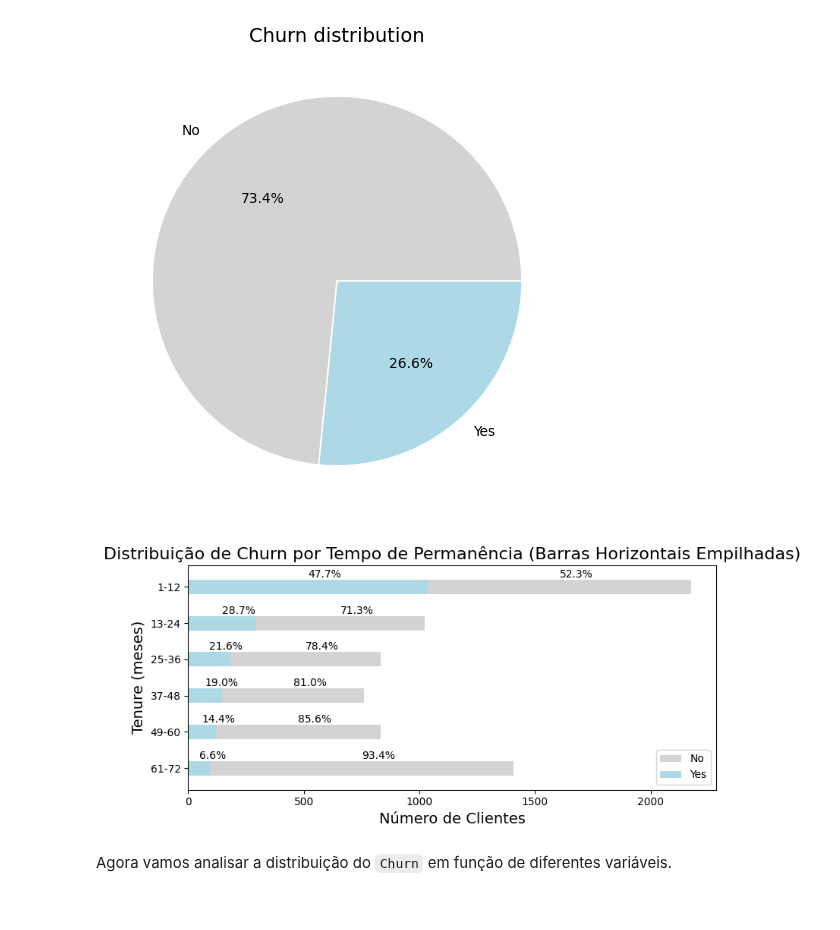
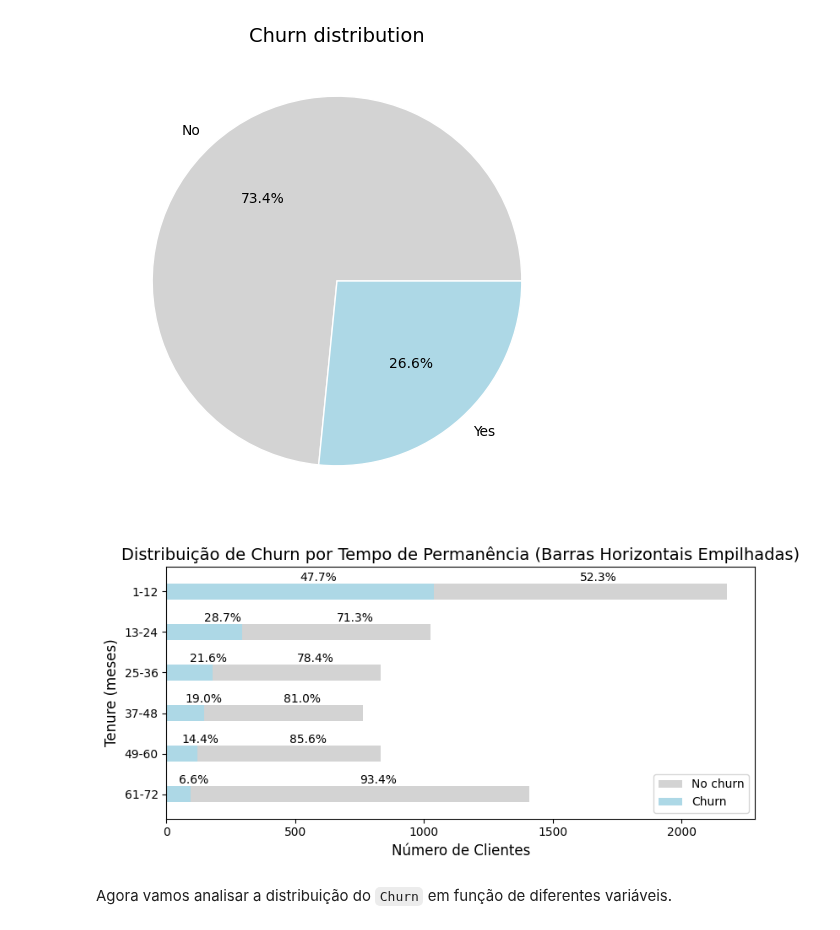
Before and after one commit to rafaelreisramos/oracle-one, a Jupyter notebook: challenge-telecom-x/TelecomX_BR.ipynb, the cells around one changed output. Saved outputs shown, nothing was run; the diff lists cells and outputs as text; code cells hidden in the pictures.

```diff
--- a/challenge-telecom-x/TelecomX_BR.ipynb
+++ b/challenge-telecom-x/TelecomX_BR.ipynb
@@ -197,7 +197,7 @@ memory usage: 1.1+ MB
 # %% [markdown]
 A coluna `ChargesTotal` é obviamente numérica. Vamos então convertê-la para `float64`. Vamos usar `pd.to_numeric()` para lidar com eventuais erros de valores inválidos (o que não acontece com `astype`).
 # %%
-df['ChargesTotal'] = pd.to_numeric(df['ChargesTotal'], errors='coerce')
+df['Charges_Total'] = pd.to_numeric(df['Charges_Total'], errors='coerce')
 # %% [markdown]
 Agora fazer uma varredura por todas as colunas tipo `object` para converter os dados para `str` e remover espaços em branco. Caso seja um string vazio `''`, substituir por `None`
 # %%
@@ -321,3 +310,13 @@ As colunas `Churn`, `Partner`, `Dependents`, `PhoneService`, `PaperlessBilling`
+# %%
+def transform_columns(df, columns):
+    mapping = {'Yes': True, 'No': False}
+    for column in columns:
+        # df[column] = df[column].map(mapping)
+        df[column] = df[column].map(lambda x: mapping.get(x, x))
+
+    return df
+
+df = transform_columns(df, ['Churn', 'Partner', 'Dependents', 'Phone_Service', 'Paperless_Billing'])
 # %% [markdown]
 Da mesma forma a coluna `SeniorCitizen` parece indicar valores `Yes` e `No` através dos números `1` e `0`, respectivamente. Vamos verificar se não existe nenhum número diferente de `1` e `0` e, da mesma forma que nas colunas anteriores, alterar o tipo para `Yes` e `No`.
 
@@ -331,7 +330,8 @@ df['SeniorCitizen'].value_counts()
 | 1 | 1142 |
 dtype: int64
 # %%
-df['SeniorCitizen'] = df['SeniorCitizen'].map({1: 'Yes', 0: 'No'})
+# df['SeniorCitizen'] = df['SeniorCitizen'].map({1: 'Yes', 0: 'No'})
+df['Senior_Citizen'] = df['Senior_Citizen'].map({1: True, 0: False})
 df.info()
 # %% [output]
 <class 'pandas.core.frame.DataFrame'>
@@ -397,8 +399,8 @@ churn_by_interval = churn_counts.groupby(tenure_intervals, observed=False).sum()
 
 # Calcular totais e percentuais
 totals = churn_by_interval.sum(axis=1)
-percent_no = (churn_by_interval['No'] / totals * 100).round(1)
-percent_yes = (churn_by_interval['Yes'] / totals * 100).round(1)
+percent_no = (churn_by_interval[False] / totals * 100).round(1)
+percent_yes = (churn_by_interval[True] / totals * 100).round(1)
 
 # Inverter ordem para que 1-12 fique no topo (sem inverter eixo)
 churn_by_interval = churn_by_interval.iloc[::-1]
@@ -417,18 +419,18 @@ fig, ax = plt.subplots(figsize=(8, 4))
 # Barras horizontais empilhadas
 bars_no = ax.barh(
     interval_positions,
-    churn_by_interval['No'],
-    left=churn_by_interval['Yes'],
+    churn_by_interval[False],
+    left=churn_by_interval[True],
     height=bar_height,
-    label='No',
+    label='No churn',
     color='lightgray'
 )
 
 bars_yes = ax.barh(
     interval_positions,
-    churn_by_interval['Yes'],
+    churn_by_interval[True],
     height=bar_height,
-    label='Yes',
+    label='Churn',
     color='lightblue'
 )
 
@@ -439,39 +441,39 @@ for bar_no, bar_yes, p_no, p_yes in zip(bars_no, bars_yes, percent_no.values, pe
         x=bar_no.get_x() + bar_no.get_width() / 2,
         y=bar_no.get_y() + bar_no.get_height() + offset,
         s=f"{p_no}%",
         ha='left',
         va='bottom',
-        fontsize=10
+        #fontsize=10
     )
     # "Yes"
     ax.text(
         x=bar_yes.get_x() + bar_yes.get_width() / 2,
         y=bar_yes.get_y() + bar_yes.get_height() + offset,
         s=f"{p_yes}%",
         ha='left',
         va='bottom',
-        fontsize=10
+        #fontsize=10
     )
 
 # Personalizar o gráfico
-ax.set_ylabel('Tenure (meses)', fontsize=14)
-ax.set_xlabel('Número de Clientes', fontsize=14)
-ax.set_title('Distribuição de Churn por Tempo de Permanência (Barras Horizontais Empilhadas)', fontsize=16)
+ax.set_ylabel('Tenure (meses)', fontsize=12)
+ax.set_xlabel('Número de Clientes', fontsize=12)
+ax.set_title('Distribuição de Churn por Tempo de Permanência (Barras Horizontais Empilhadas)', fontsize=14)
 
 ytick_labels = [f'{int(interval.left)+1}-{int(interval.right)}' for interval in churn_by_interval.index]
 ax.set_yticks(interval_positions)
 ax.set_yticklabels(ytick_labels)
 
 # Definir limites do eixo Y com padding de 1.5 × altura da barra
 padding = bar_height * 1.5
 ax.set_ylim(-padding, n_bars - 1 + padding)
 
 ax.legend(loc='lower right')
 
 plt.tight_layout()
 plt.show()
 # %% [output]
-[figure, old version]
+[figure, new version]
 # %% [markdown]
 Agora vamos analisar a distribuição do `Churn` em função de diferentes variáveis.
 # %%
```
Also changed, not shown: parts of 21 cells of this notebook.
